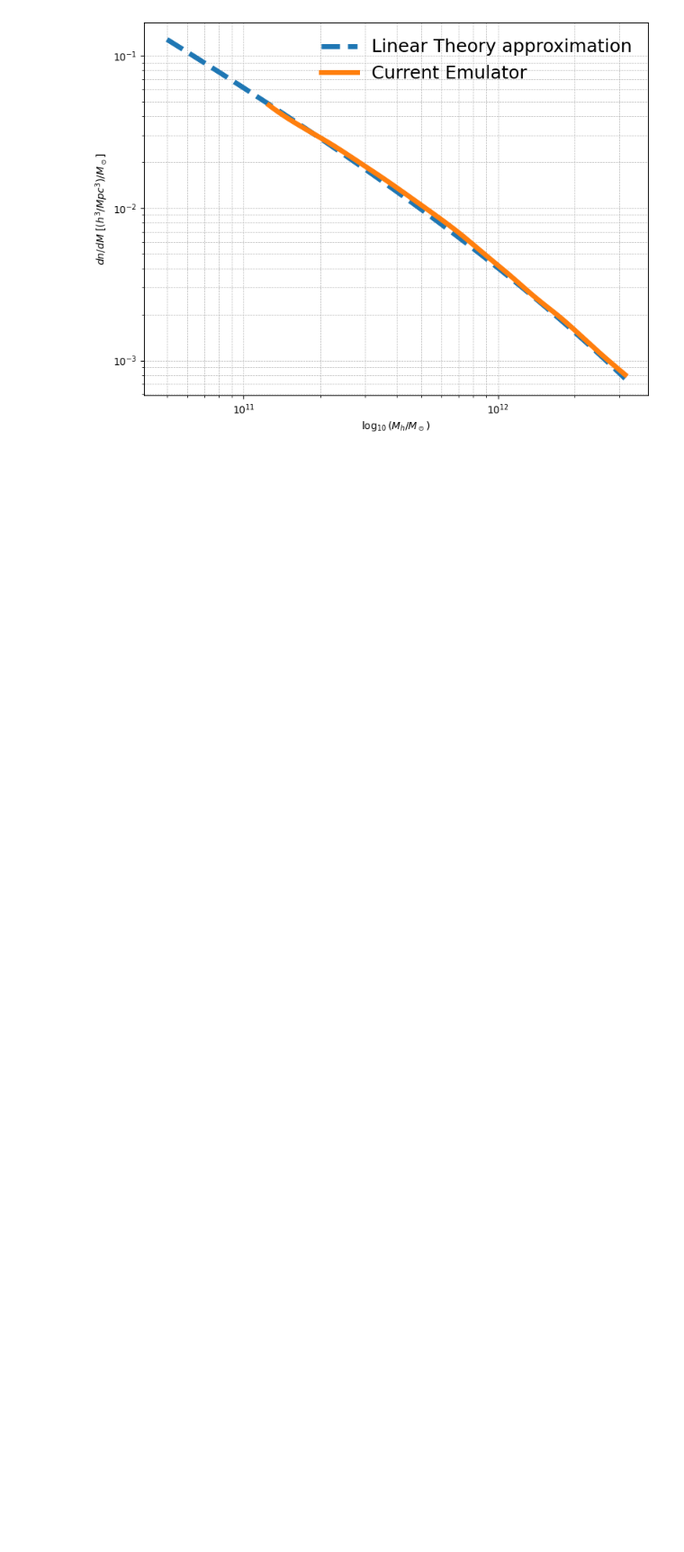
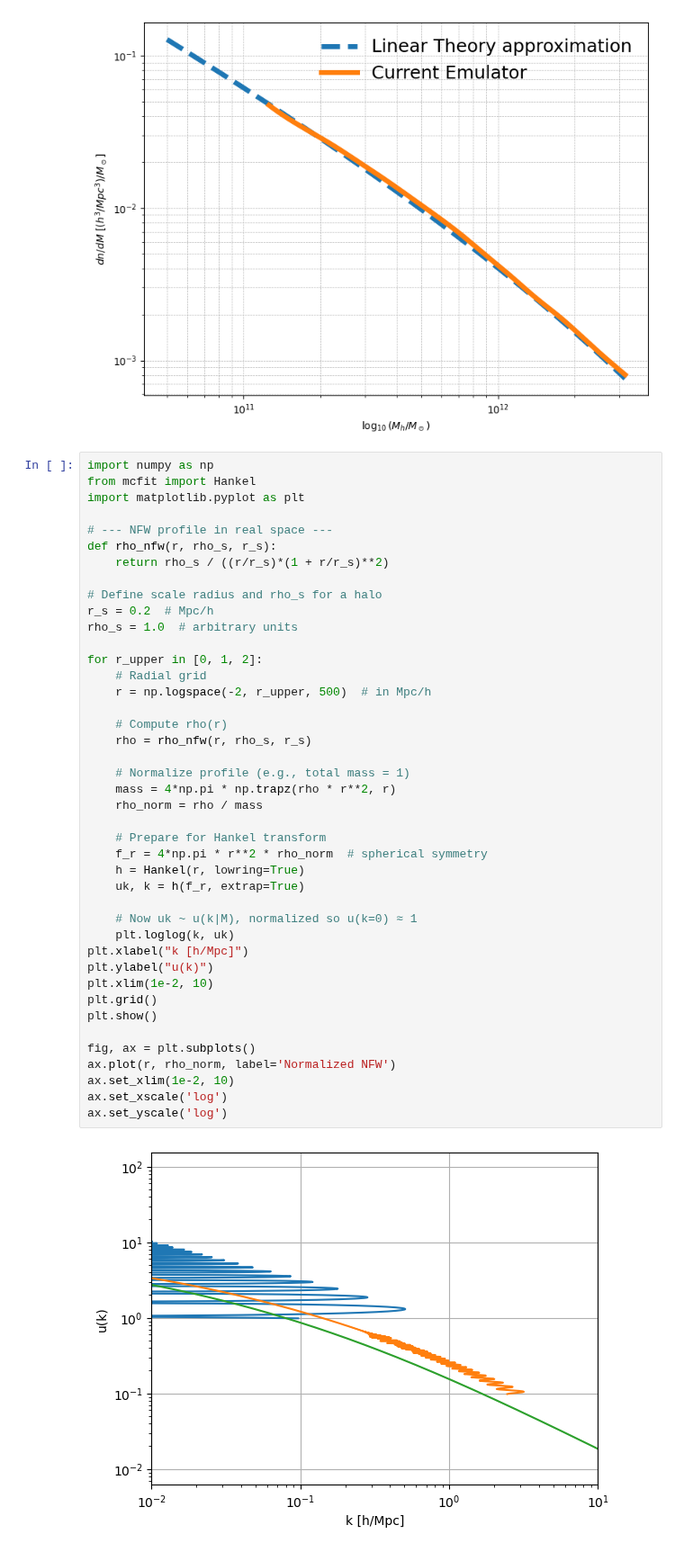
Before and after one commit to qezlou/Goku_ELG, a Jupyter notebook: emu/notebooks/xi_gg/param_sensitivity.ipynb, the cells around one changed output. Shown at 90% size. Cells and saved outputs as stored; diff of their text form; blank space fills up the shorter version.

```diff
--- a/emu/notebooks/xi_gg/param_sensitivity.ipynb
+++ b/emu/notebooks/xi_gg/param_sensitivity.ipynb
@@ -97,3 +94,47 @@ BaseEmulator | 05/21/2025 12:03:00 PM | INFO  |  Loading the hmf emulator from /
 BaseEmulator | 05/21/2025 12:03:00 PM | INFO  |  Loading the hmf emulator from /home/qezlou/HD2/HETDEX/cosmo/data/HMF/train/hmf_emu_combined_inducing_500_latents_20_leave31.pkl
 BaseEmulator | 05/21/2025 12:03:00 PM | INFO  |  Loading the hmf emulator from /home/qezlou/HD2/HETDEX/cosmo/data/HMF/train/hmf_emu_combined_inducing_500_latents_20_leave31.pkl
 [figure]
+# %%
+import numpy as np
+from mcfit import Hankel
+import matplotlib.pyplot as plt
+
+# --- NFW profile in real space ---
+def rho_nfw(r, rho_s, r_s):
+    return rho_s / ((r/r_s)*(1 + r/r_s)**2)
+
+# Define scale radius and rho_s for a halo
+r_s = 0.2  # Mpc/h
+rho_s = 1.0  # arbitrary units
+
+for r_upper in [0, 1, 2]:
+    # Radial grid
+    r = np.logspace(-2, r_upper, 500)  # in Mpc/h
+
+    # Compute rho(r)
+    rho = rho_nfw(r, rho_s, r_s)
+
+    # Normalize profile (e.g., total mass = 1)
+    mass = 4*np.pi * np.trapz(rho * r**2, r)
+    rho_norm = rho / mass
+
+    # Prepare for Hankel transform
+    f_r = 4*np.pi * r**2 * rho_norm  # spherical symmetry
+    h = Hankel(r, lowring=True)
+    uk, k = h(f_r, extrap=True)
+
+    # Now uk ~ u(k|M), normalized so u(k=0) ≈ 1
+    plt.loglog(k, uk)
+plt.xlabel("k [h/Mpc]")
+plt.ylabel("u(k)")
+plt.xlim(1e-2, 10)
+plt.grid()
+plt.show()
+
+fig, ax = plt.subplots()
+ax.plot(r, rho_norm, label='Normalized NFW')
+ax.set_xlim(1e-2, 10)
+ax.set_xscale('log')
+ax.set_yscale('log')
+# %% [output]
+[figure, added]
```
Also changed, not shown: parts of 5 cells of this notebook, 5 other files.
